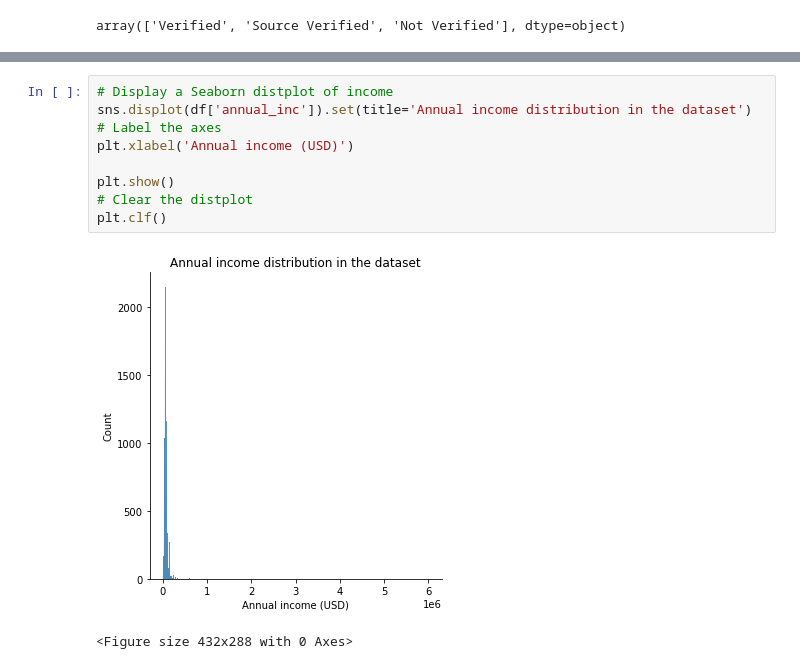
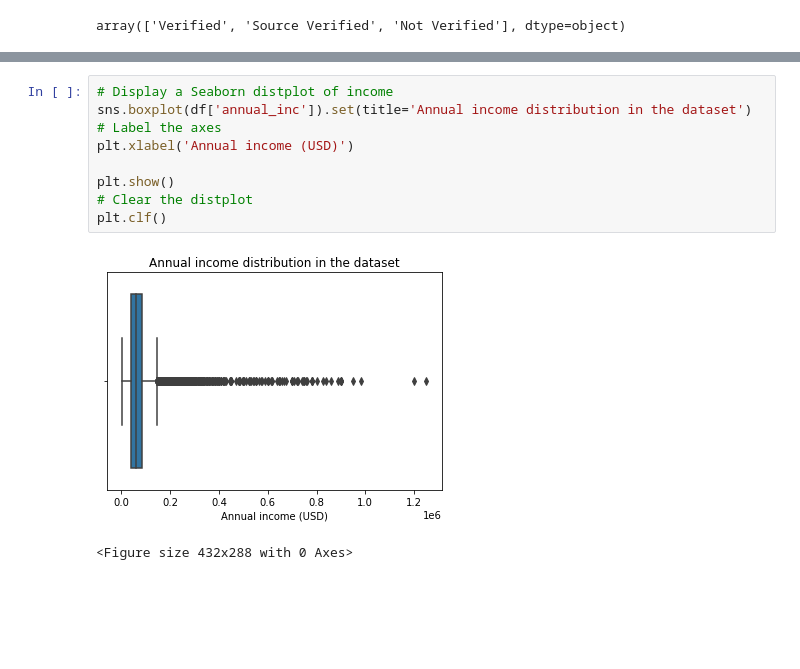
Before and after one commit to pjbateman/loan_defaults_project, a Jupyter notebook: analysis/analysis_of_clean_data.ipynb, the cells around one changed output, grey strips where cells are left out. Drawn from its saved outputs; the diff is of its cells as text; blank space fills up the shorter version.

```diff
--- a/analysis/analysis_of_clean_data.ipynb
+++ b/analysis/analysis_of_clean_data.ipynb
@@ -254,12 +269,12 @@ df
 # %%
 # Display a Seaborn distplot of income
-sns.displot(df['annual_inc']).set(title='Annual income distribution in the dataset')
+sns.boxplot(df['annual_inc']).set(title='Annual income distribution in the dataset')
 # Label the axes
 plt.xlabel('Annual income (USD)')
 
 plt.show()
 # Clear the distplot
 plt.clf()
 # %% [output]
-[figure, old version]
+[figure, new version]
 <Figure size 432x288 with 0 Axes>
```
Also changed, not shown: parts of 34 cells of this notebook, 5 other files.
